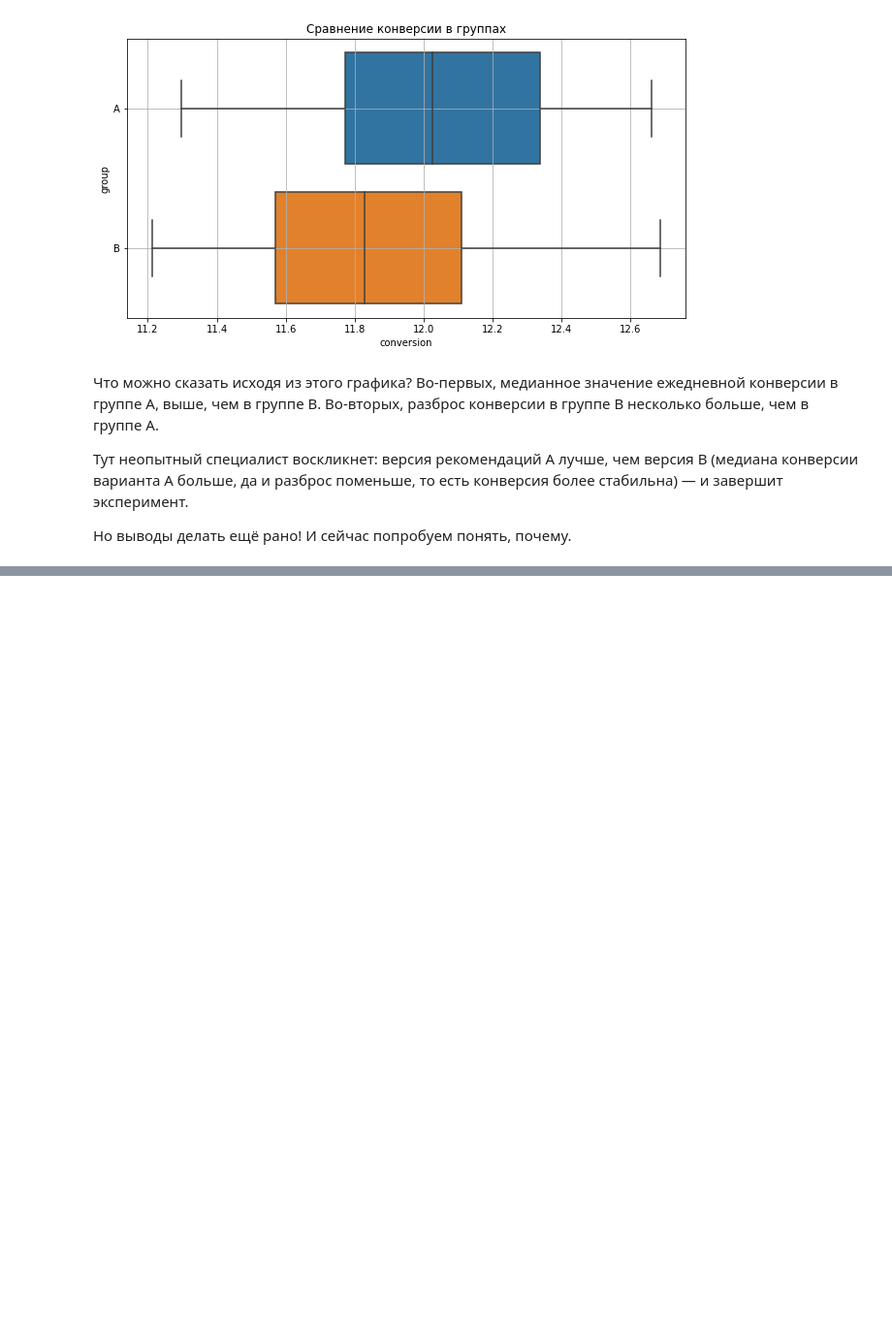
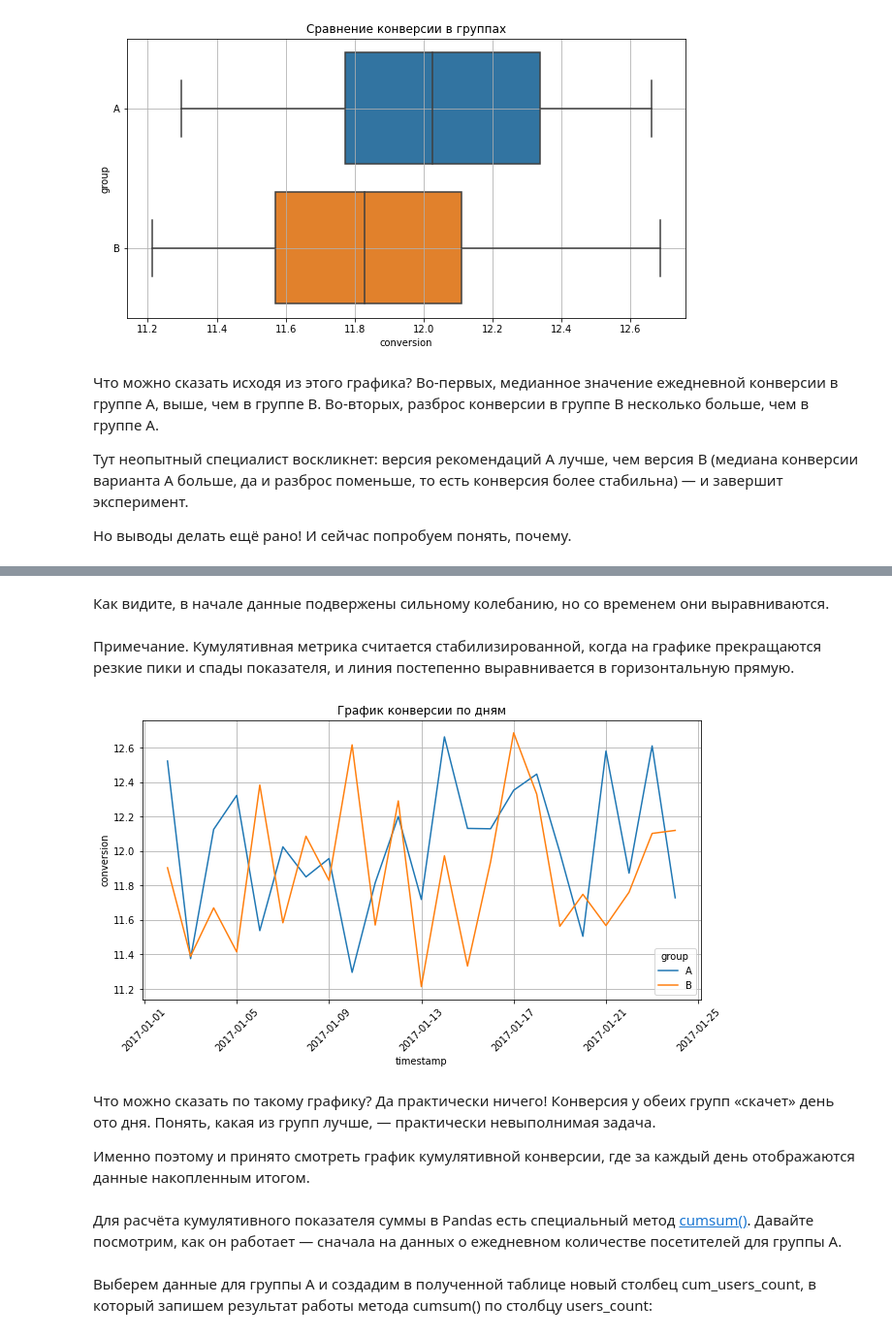
Before and after one commit to d3enjan/sf_data_science, a Jupyter notebook: skillfactory/EDA-5. A-B-тестирование/4.Анализ результатов A-B-тестирования кумулятивные метрик.ipynb, the cells around one changed output, grey strips where cells are left out. Shown: that part at 97% size. Drawn from its saved outputs; the diff is of its cells as text; code cells hidden in the pictures; blank space fills up the shorter version.

```diff
--- a/skillfactory/EDA-5. A-B-тестирование/4.Анализ результатов A-B-тестирования кумулятивные метрик.ipynb
+++ b/skillfactory/EDA-5. A-B-тестирование/4.Анализ результатов A-B-тестирования кумулятивные метрик.ipynb
@@ -98,0 +127,33 @@ ax.grid();
+# %% [markdown]
+Как видите, в начале данные подвержены сильному колебанию, но со временем они выравниваются.
+# %% [markdown]
+Примечание. Кумулятивная метрика считается стабилизированной, когда на графике прекращаются резкие пики и спады показателя, и линия постепенно выравнивается в горизонтальную прямую.
+# %%
+# создаём фигуру размером 8x4
+fig = plt.figure(figsize=(8, 4))
+# добавляем систему координат
+ax = fig.add_axes([1, 1, 1, 1])
+# строим lineplot для конверсии во времени в каждой группе
+sns.lineplot(
+    data=daily_data,
+    x='timestamp',
+    y='conversion',
+    hue='group',
+    ax=ax
+)
+# задаём подпись к графику
+ax.set_title('График конверсии по дням')
+# задаём поворот меток на оси абсцисс
+ax.xaxis.set_tick_params(rotation=45)
+# задаём отображение сетки
+ax.grid();
+# %% [output]
+[figure, added]
+# %% [markdown]
+Что можно сказать по такому графику? Да практически ничего! Конверсия у обеих групп «скачет» день ото дня. Понять, какая из групп лучше, — практически невыполнимая задача.
+
+Именно поэтому и принято смотреть график кумулятивной конверсии, где за каждый день отображаются данные накопленным итогом.
+# %% [markdown]
+Для расчёта кумулятивного показателя суммы в Pandas есть специальный метод [cumsum()](https://pandas.pydata.org/pandas-docs/stable/reference/api/pandas.DataFrame.cumsum.html). Давайте посмотрим, как он работает — сначала на данных о ежедневном количестве посетителей для группы А.
+# %% [markdown]
+Выберем данные для группы А и создадим в полученной таблице новый столбец cum_users_count, в который запишем результат работы метода cumsum() по столбцу users_count:
```
Also changed, not shown: parts of 37 cells of this notebook.
